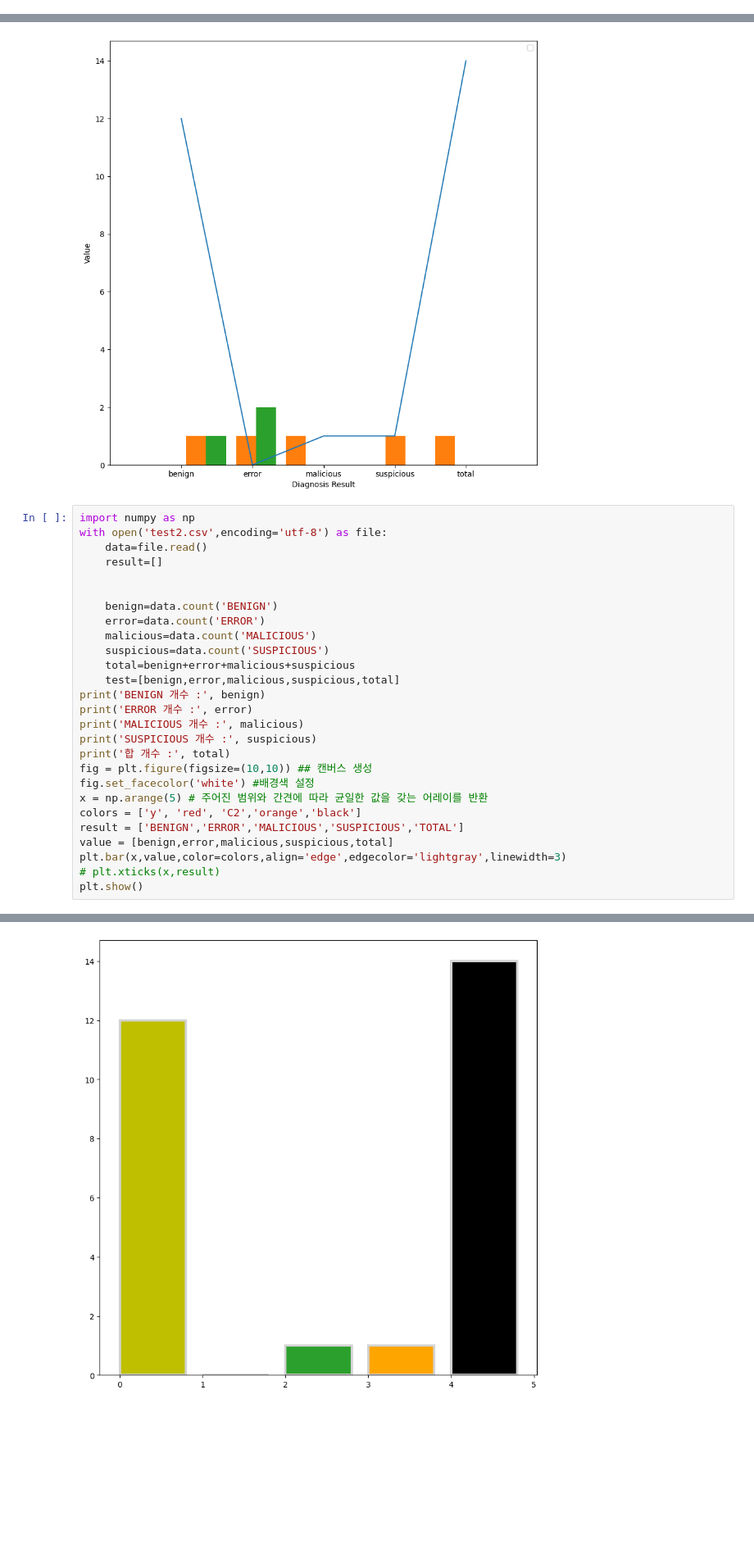
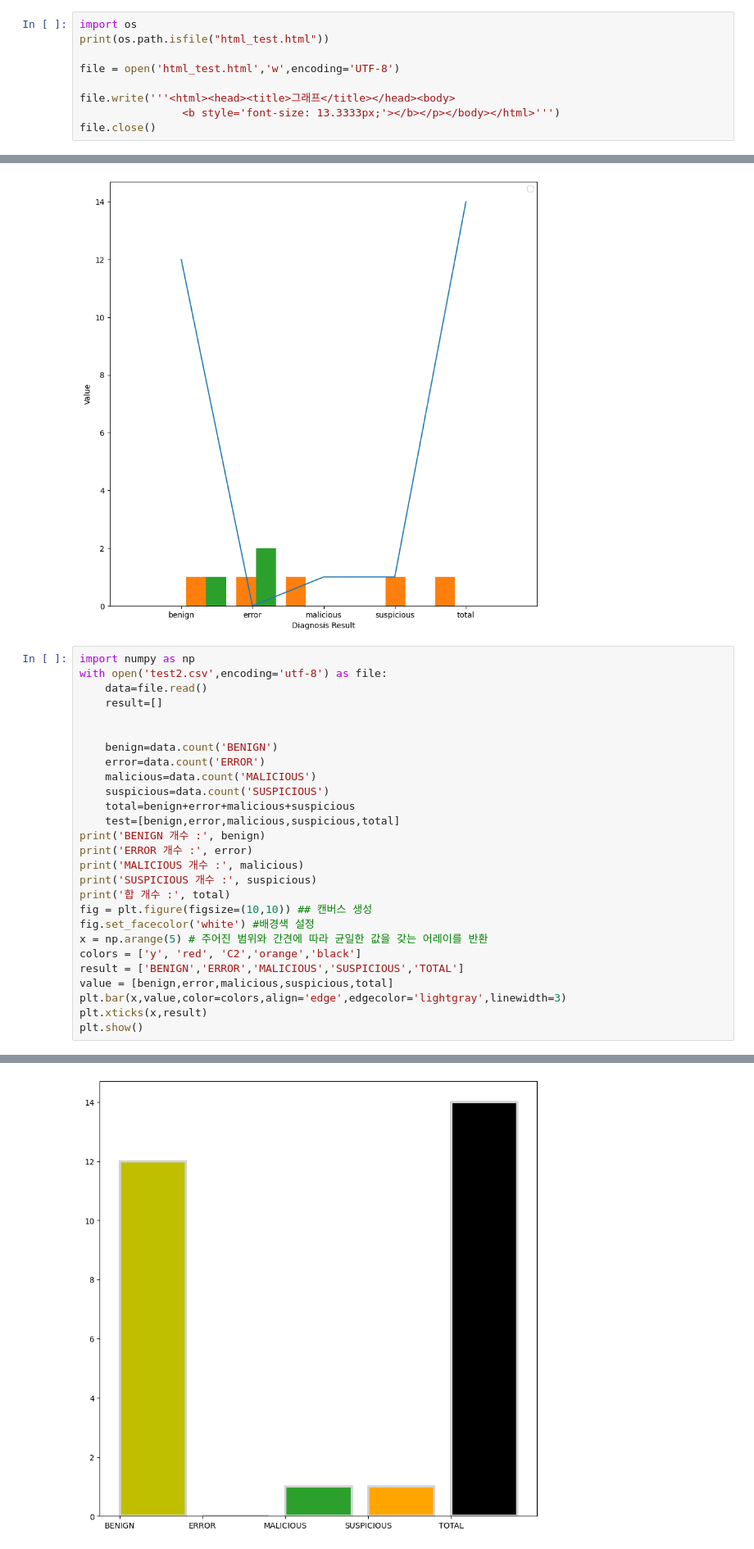
Before and after one commit to alswooy/pyCSV, a Jupyter notebook: seculeterdata (1).ipynb, the cells around one changed output, grey strips where cells are left out. Shown: that part at 82% size. Cells and saved outputs as stored; diff of their text form; blank space fills up the shorter version.

```diff
--- a/seculeterdata (1).ipynb
+++ b/seculeterdata (1).ipynb
@@ -740,0 +739,9 @@ plt.xticks(benignx,ticklabel,fontsize=10,rotation=0)
+# %%
+import os
+print(os.path.isfile("html_test.html"))
+
+file = open('html_test.html','w',encoding='UTF-8')
+
+file.write('''<html><head><title>그래프</title></head><body>
+                <b style='font-size: 13.3333px;'></b></p></body></html>''')
+file.close()
@@ -784,32 +799,32 @@ import numpy as np
 with open('test2.csv',encoding='utf-8') as file:
     data=file.read()
     result=[]
 
 
     benign=data.count('BENIGN')
     error=data.count('ERROR')
     malicious=data.count('MALICIOUS')
     suspicious=data.count('SUSPICIOUS')
     total=benign+error+malicious+suspicious
     test=[benign,error,malicious,suspicious,total]
 print('BENIGN 개수 :', benign)
 print('ERROR 개수 :', error)
 print('MALICIOUS 개수 :', malicious)
 print('SUSPICIOUS 개수 :', suspicious)
 print('합 개수 :', total)
 fig = plt.figure(figsize=(10,10)) ## 캔버스 생성
 fig.set_facecolor('white') #배경색 설정
 x = np.arange(5) # 주어진 범위와 간견에 따라 균일한 값을 갖는 어레이를 반환
 colors = ['y', 'red', 'C2','orange','black']
 result = ['BENIGN','ERROR','MALICIOUS','SUSPICIOUS','TOTAL']
 value = [benign,error,malicious,suspicious,total]
 plt.bar(x,value,color=colors,align='edge',edgecolor='lightgray',linewidth=3)
-# plt.xticks(x,result)
+plt.xticks(x,result)
 plt.show()
 # %% [output]
 BENIGN 개수 : 12
 ERROR 개수 : 0
 MALICIOUS 개수 : 1
 SUSPICIOUS 개수 : 1
 합 개수 : 14
-[figure, old version]
+[figure, new version]
```
Also changed, not shown: parts of 4 cells of this notebook, 3 other files.
